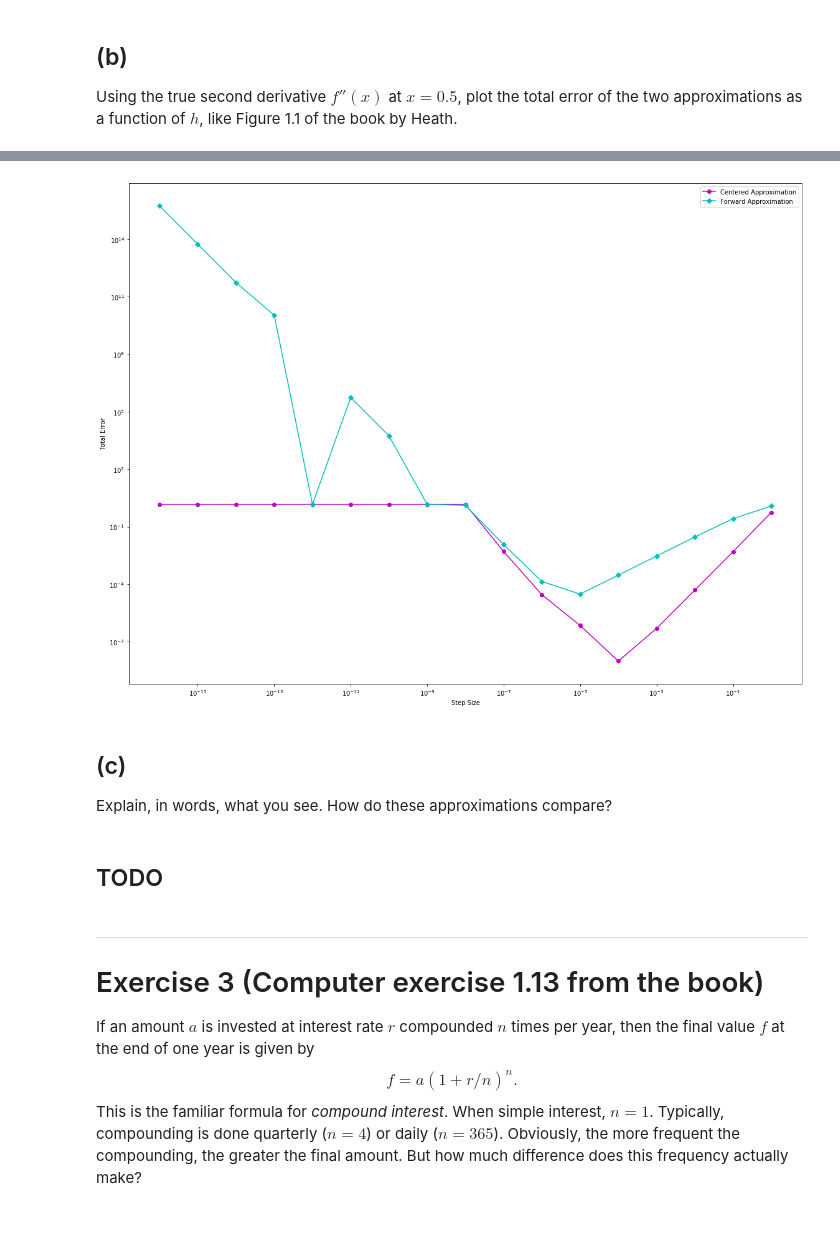
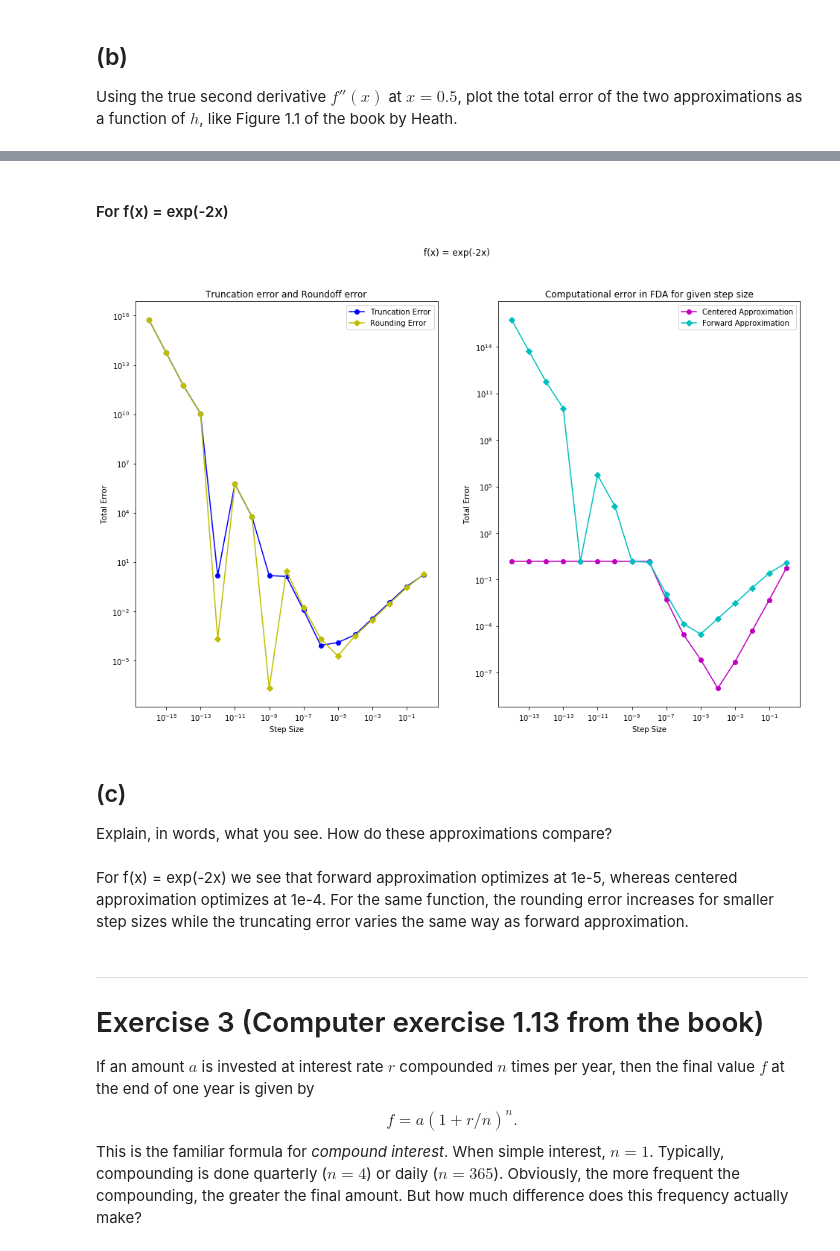
Before and after one commit to tharangni/num-alg-2018, a Jupyter notebook: hw1/Homework Assignment 1.ipynb, the cells around one changed output, grey strips where cells are left out. Cells and saved outputs as stored; diff of their text form; code cells hidden in the pictures; blank space fills up the shorter version.

```diff
--- a/hw1/Homework Assignment 1.ipynb
+++ b/hw1/Homework Assignment 1.ipynb
@@ -408,18 +442,34 @@ fig1.tight_layout()
-# %%
-fig, ax = plt.subplots(1, 1)
-ax.loglog(L[:, 1], L[:, 4], 'mo-', label = "Centered Approximation")
-ax.loglog(L[:, 1], L[:, 5], 'cD-', label = "Forward Approximation")
-ax.set_xlabel("Step Size")
-ax.set_ylabel("Total Error")
-ax.legend()
-fig.tight_layout()
-# %% [output]
-[figure, removed]
+# %% [markdown]
+#### For f(x) = exp(-2x)
+# %%
+fig_xx, ax_xx = plt.subplots(1, 2)
+
+ax1 = ax_xx[0]
+ax1.loglog(A2[:, 1], A2[:, 4], 'bo-', label = "Truncation Error")
+ax1.loglog(A2[:, 1], A2[:, 5], 'yD-', label = "Rounding Error")
+# ax1.loglog(A[:, 1], A[:, 6], 'r*-', label = "Computational Error")
+ax1.set_xlabel("Step Size")
+ax1.set_ylabel("Total Error")
+ax1.set_title("Truncation error and Roundoff error")
+ax1.legend()
+
+ax2 = ax_xx[1]
+ax2.loglog(L2[:, 1], L2[:, 4], 'mo-', label = "Centered Approximation")
+ax2.loglog(L2[:, 1], L2[:, 5], 'cD-', label = "Forward Approximation")
+ax2.set_xlabel("Step Size")
+ax2.set_ylabel("Total Error")
+ax2.set_title("Computational error in FDA for given step size")
+ax2.legend()
+
+fig_xx.suptitle("f(x) = exp(-2x)")
+plt.show()
+# %% [output]
+[figure, added]
 # %% [markdown]
 ## (c)
 Explain, in words, what you see. How do these approximations compare?
-# %% [markdown]
-## TODO
+# %% [markdown]
+For f(x) = exp(-2x) we see that forward approximation optimizes at 1e-5, whereas centered approximation optimizes at 1e-4. For the same function, the rounding error increases for smaller step sizes while the truncating error varies the same way as forward approximation.
 # %% [markdown]
 ----
 # Exercise 3 (Computer exercise 1.13 from the book)
```
Also changed, not shown: parts of 17 cells of this notebook.
